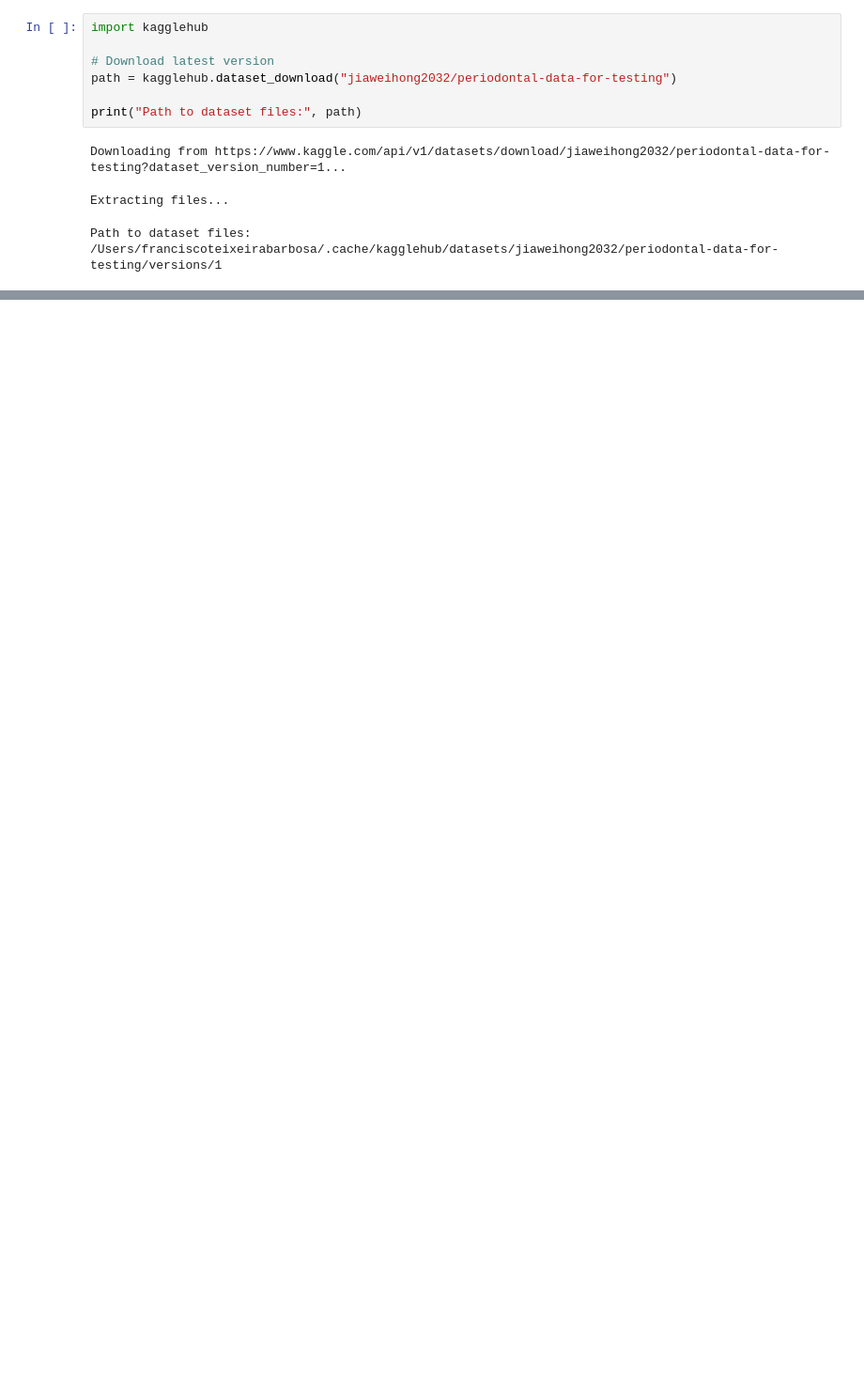
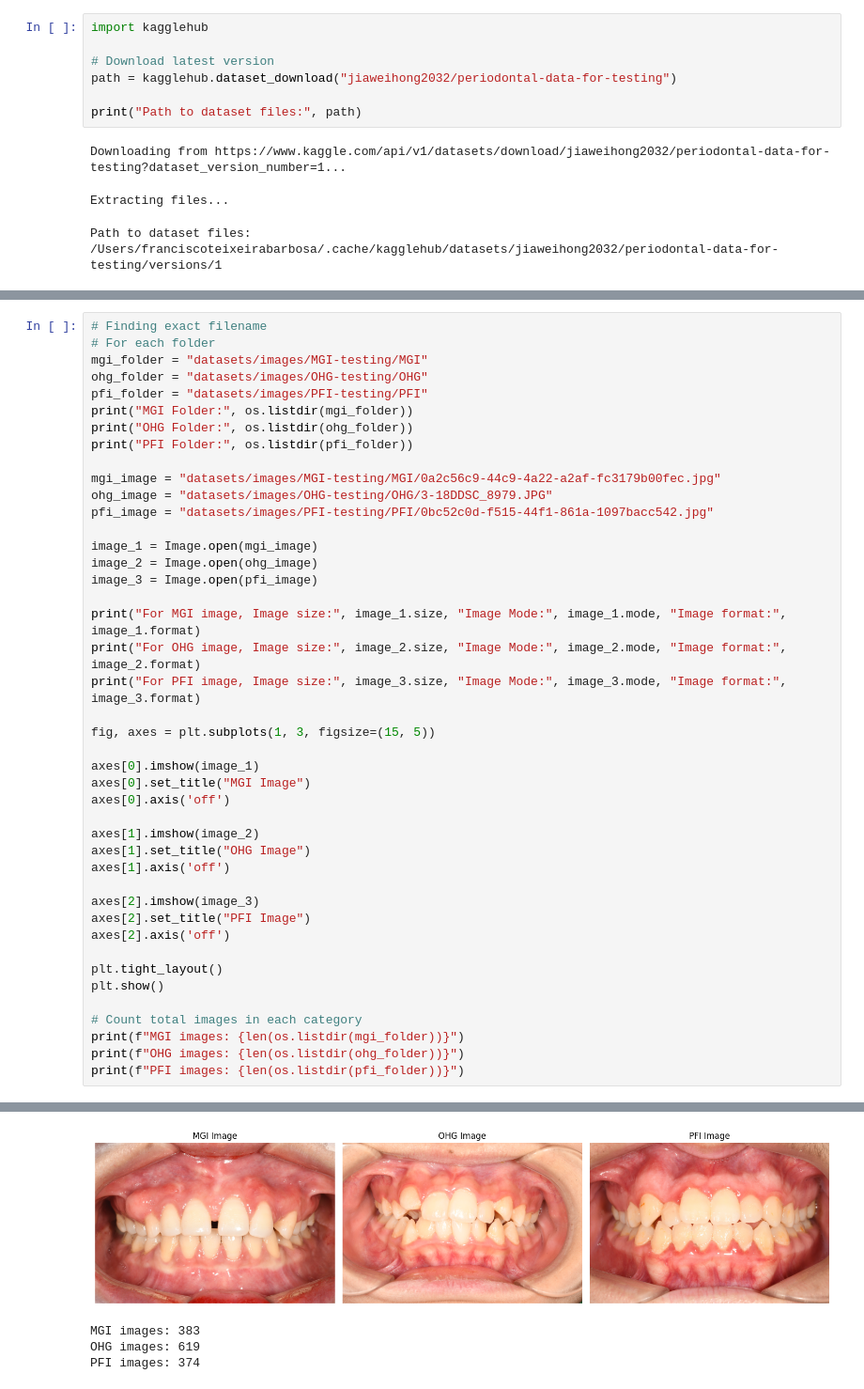
Before and after one commit to Tuminha/predicting-periodontal-disease, a Jupyter notebook: predict_periodontal_disease_solution.ipynb, the cells around one changed output, grey strips where cells are left out. Shown at 94% size. Drawn from its saved outputs; the diff is of its cells as text; blank space fills up the shorter version.

```diff
--- a/predict_periodontal_disease_solution.ipynb
+++ b/predict_periodontal_disease_solution.ipynb
@@ -26,0 +42,44 @@ Available categories: ['OHG-testing', 'PFI-testing', 'MGI-testing']
+# %%
+# Finding exact filename
+# For each folder
+mgi_folder = "datasets/images/MGI-testing/MGI"
+ohg_folder = "datasets/images/OHG-testing/OHG"
+pfi_folder = "datasets/images/PFI-testing/PFI"
+print("MGI Folder:", os.listdir(mgi_folder))
+print("OHG Folder:", os.listdir(ohg_folder))
+print("PFI Folder:", os.listdir(pfi_folder))
+
+mgi_image = "datasets/images/MGI-testing/MGI/0a2c56c9-44c9-4a22-a2af-fc3179b00fec.jpg"
+ohg_image = "datasets/images/OHG-testing/OHG/3-18DDSC_8979.JPG"
+pfi_image = "datasets/images/PFI-testing/PFI/0bc52c0d-f515-44f1-861a-1097bacc542.jpg"
+
+image_1 = Image.open(mgi_image)
+image_2 = Image.open(ohg_image)
+image_3 = Image.open(pfi_image)
+
+print("For MGI image, Image size:", image_1.size, "Image Mode:", image_1.mode, "Image format:", image_1.format)
+print("For OHG image, Image size:", image_2.size, "Image Mode:", image_2.mode, "Image format:", image_2.format)
+print("For PFI image, Image size:", image_3.size, "Image Mode:", image_3.mode, "Image format:", image_3.format)
+
+fig, axes = plt.subplots(1, 3, figsize=(15, 5))
+
+axes[0].imshow(image_1)
+axes[0].set_title("MGI Image")
+axes[0].axis('off')
+
+axes[1].imshow(image_2)
+axes[1].set_title("OHG Image")
+axes[1].axis('off')
+
+axes[2].imshow(image_3)
+axes[2].set_title("PFI Image")
+axes[2].axis('off')
+
+plt.tight_layout()
+plt.show()
+
+# Count total images in each category
+print(f"MGI images: {len(os.listdir(mgi_folder))}")
+print(f"OHG images: {len(os.listdir(ohg_folder))}")
+print(f"PFI images: {len(os.listdir(pfi_folder))}")
+# %% [output]
@@ -26,0 +92,4 @@ Available categories: ['OHG-testing', 'PFI-testing', 'MGI-testing']
+[figure, added]
+MGI images: 383
+OHG images: 619
+PFI images: 374
```
Also changed, not shown: parts of 4 cells of this notebook, 1 other file.
